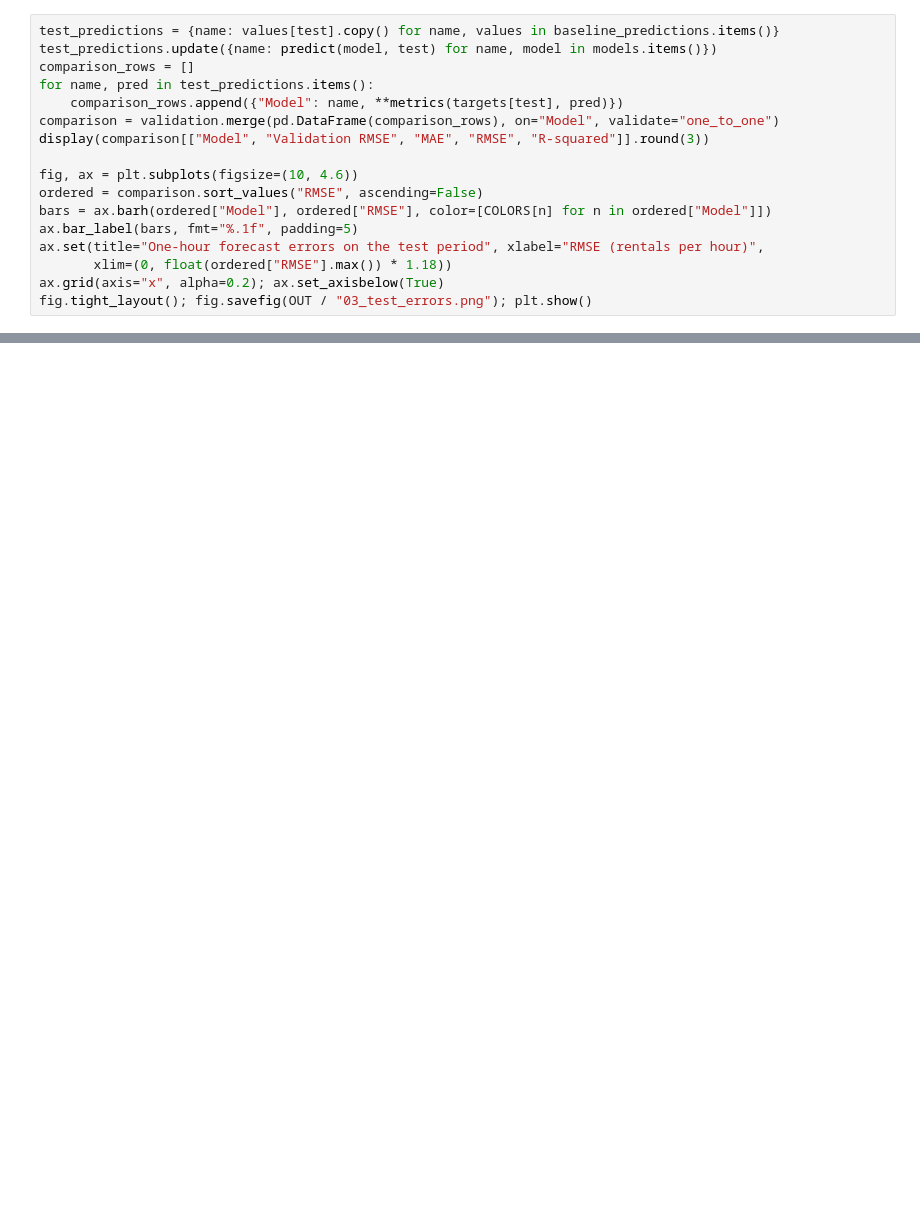
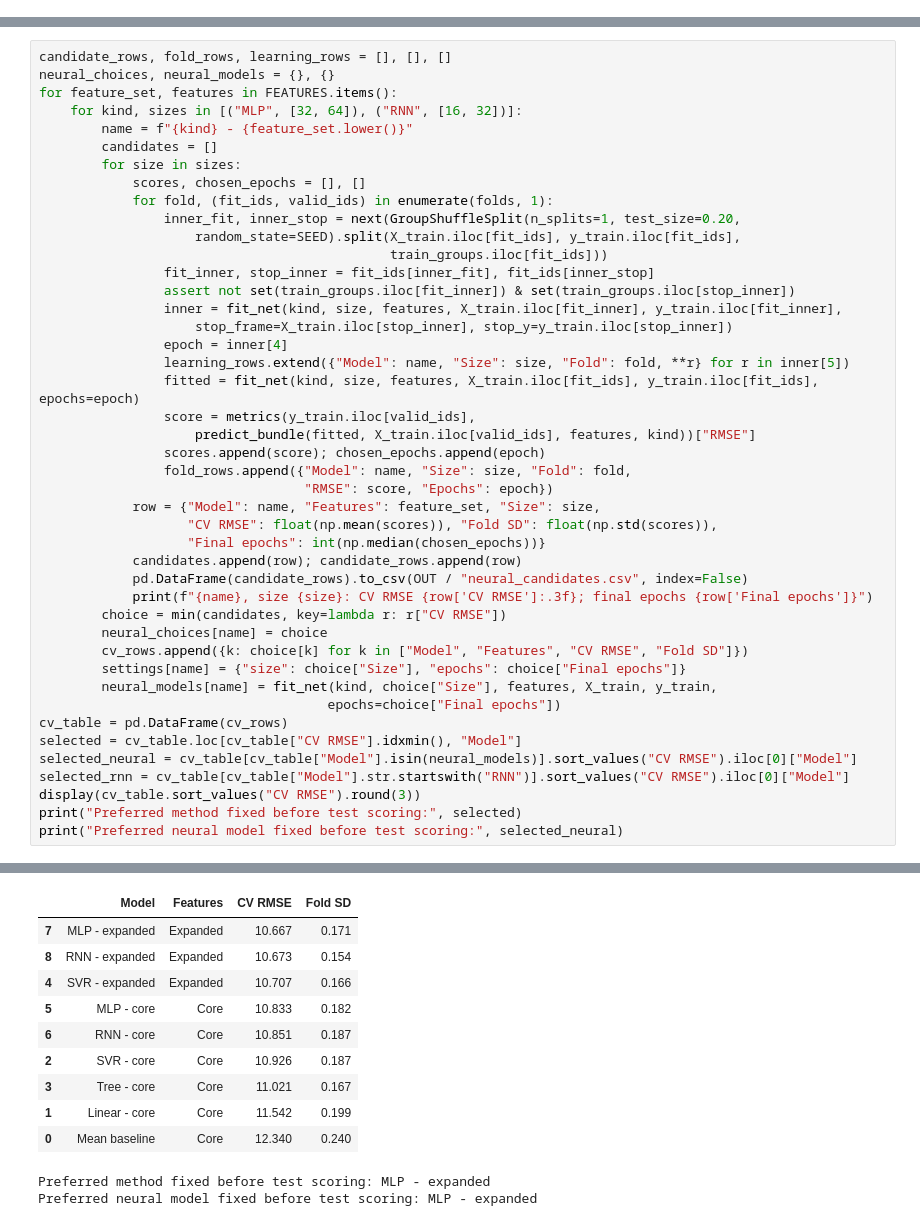
Before and after one commit to mascon0423/ANA500, a Jupyter notebook: week4/Micro_Project_4.ipynb, the cells around one changed output, grey strips where cells are left out. Drawn from its saved outputs; the diff is of its cells as text; blank space fills up the shorter version.

Commit message:
Continue Week 3 work-hours analysis with MLP and RNN regression

```diff
--- a/week4/Micro_Project_4.ipynb
+++ b/week4/Micro_Project_4.ipynb
@@ -402,17 +0,0 @@ test outcome mean and can be negative. Test results do not change model selectio
-# %%
-test_predictions = {name: values[test].copy() for name, values in baseline_predictions.items()}
-test_predictions.update({name: predict(model, test) for name, model in models.items()})
-comparison_rows = []
-for name, pred in test_predictions.items():
-    comparison_rows.append({"Model": name, **metrics(targets[test], pred)})
-comparison = validation.merge(pd.DataFrame(comparison_rows), on="Model", validate="one_to_one")
-display(comparison[["Model", "Validation RMSE", "MAE", "RMSE", "R-squared"]].round(3))
-
-fig, ax = plt.subplots(figsize=(10, 4.6))
-ordered = comparison.sort_values("RMSE", ascending=False)
-bars = ax.barh(ordered["Model"], ordered["RMSE"], color=[COLORS[n] for n in ordered["Model"]])
-ax.bar_label(bars, fmt="%.1f", padding=5)
-ax.set(title="One-hour forecast errors on the test period", xlabel="RMSE (rentals per hour)",
-       xlim=(0, float(ordered["RMSE"].max()) * 1.18))
-ax.grid(axis="x", alpha=0.2); ax.set_axisbelow(True)
-fig.tight_layout(); fig.savefig(OUT / "03_test_errors.png"); plt.show()
@@ -585,0 +331,45 @@ Hypothesis supported against both test baselines: True
+# %%
+candidate_rows, fold_rows, learning_rows = [], [], []
+neural_choices, neural_models = {}, {}
+for feature_set, features in FEATURES.items():
+    for kind, sizes in [("MLP", [32, 64]), ("RNN", [16, 32])]:
+        name = f"{kind} - {feature_set.lower()}"
+        candidates = []
+        for size in sizes:
+            scores, chosen_epochs = [], []
+            for fold, (fit_ids, valid_ids) in enumerate(folds, 1):
+                inner_fit, inner_stop = next(GroupShuffleSplit(n_splits=1, test_size=0.20,
+                    random_state=SEED).split(X_train.iloc[fit_ids], y_train.iloc[fit_ids],
+                                             train_groups.iloc[fit_ids]))
+                fit_inner, stop_inner = fit_ids[inner_fit], fit_ids[inner_stop]
+                assert not set(train_groups.iloc[fit_inner]) & set(train_groups.iloc[stop_inner])
+                inner = fit_net(kind, size, features, X_train.iloc[fit_inner], y_train.iloc[fit_inner],
+                    stop_frame=X_train.iloc[stop_inner], stop_y=y_train.iloc[stop_inner])
+                epoch = inner[4]
+                learning_rows.extend({"Model": name, "Size": size, "Fold": fold, **r} for r in inner[5])
+                fitted = fit_net(kind, size, features, X_train.iloc[fit_ids], y_train.iloc[fit_ids], epochs=epoch)
+                score = metrics(y_train.iloc[valid_ids],
+                    predict_bundle(fitted, X_train.iloc[valid_ids], features, kind))["RMSE"]
+                scores.append(score); chosen_epochs.append(epoch)
+                fold_rows.append({"Model": name, "Size": size, "Fold": fold,
+                                  "RMSE": score, "Epochs": epoch})
+            row = {"Model": name, "Features": feature_set, "Size": size,
+                   "CV RMSE": float(np.mean(scores)), "Fold SD": float(np.std(scores)),
+                   "Final epochs": int(np.median(chosen_epochs))}
+            candidates.append(row); candidate_rows.append(row)
+            pd.DataFrame(candidate_rows).to_csv(OUT / "neural_candidates.csv", index=False)
+            print(f"{name}, size {size}: CV RMSE {row['CV RMSE']:.3f}; final epochs {row['Final epochs']}")
+        choice = min(candidates, key=lambda r: r["CV RMSE"])
+        neural_choices[name] = choice
+        cv_rows.append({k: choice[k] for k in ["Model", "Features", "CV RMSE", "Fold SD"]})
+        settings[name] = {"size": choice["Size"], "epochs": choice["Final epochs"]}
+        neural_models[name] = fit_net(kind, choice["Size"], features, X_train, y_train,
+                                     epochs=choice["Final epochs"])
+cv_table = pd.DataFrame(cv_rows)
+selected = cv_table.loc[cv_table["CV RMSE"].idxmin(), "Model"]
+selected_neural = cv_table[cv_table["Model"].isin(neural_models)].sort_values("CV RMSE").iloc[0]["Model"]
+selected_rnn = cv_table[cv_table["Model"].str.startswith("RNN")].sort_values("CV RMSE").iloc[0]["Model"]
+display(cv_table.sort_values("CV RMSE").round(3))
+print("Preferred method fixed before test scoring:", selected)
+print("Preferred neural model fixed before test scoring:", selected_neural)
+# %% [output]
@@ -585,0 +384,12 @@ Hypothesis supported against both test baselines: True
+|  | Model | Features | CV RMSE | Fold SD |
+| 7 | MLP - expanded | Expanded | 10.667 | 0.171 |
+| 8 | RNN - expanded | Expanded | 10.673 | 0.154 |
+| 4 | SVR - expanded | Expanded | 10.707 | 0.166 |
+| 5 | MLP - core | Core | 10.833 | 0.182 |
+| 6 | RNN - core | Core | 10.851 | 0.187 |
+| 2 | SVR - core | Core | 10.926 | 0.187 |
+| 3 | Tree - core | Core | 11.021 | 0.167 |
+| 1 | Linear - core | Core | 11.542 | 0.199 |
+| 0 | Mean baseline | Core | 12.340 | 0.240 |
+Preferred method fixed before test scoring: MLP - expanded
+Preferred neural model fixed before test scoring: MLP - expanded
```
Also changed, not shown: parts of 63 cells of this notebook, 32 other files.
